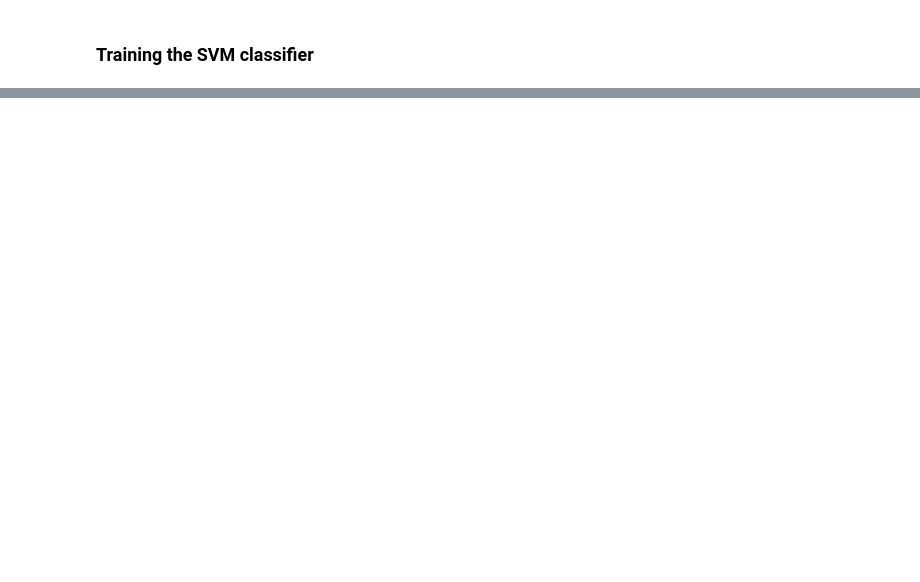
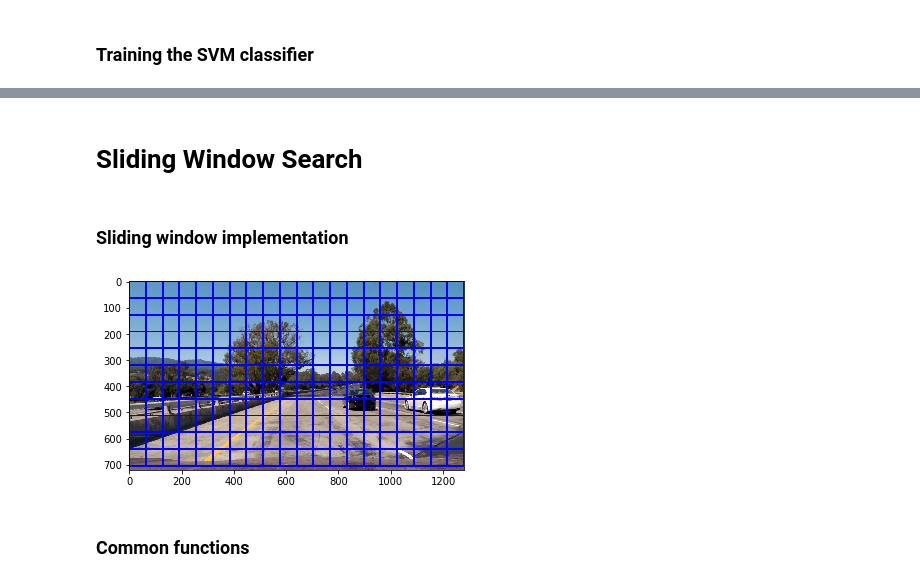
Before and after one commit to khushn/carnd_p5, a Jupyter notebook: vehicle_detection.ipynb, the cells around one changed output, grey strips where cells are left out. Drawn from its saved outputs; the diff is of its cells as text; code cells hidden in the pictures; blank space fills up the shorter version.

```diff
--- a/vehicle_detection.ipynb
+++ b/vehicle_detection.ipynb
@@ -345,0 +345,76 @@ For these 10 labels:  [ 0.  0.  1.  0.  1.  1.  0.  0.  1.  0.]
+# %% [markdown]
+# Sliding Window Search
+# %% [markdown]
+### Sliding window implementation
+# %%
+import numpy as np
+import cv2
+import matplotlib.pyplot as plt
+import matplotlib.image as mpimg
+
+image = mpimg.imread('test_images/test1.jpg')
+
+# Here is your draw_boxes function from the previous exercise
+def draw_boxes(img, bboxes, color=(0, 0, 255), thick=6):
+    # Make a copy of the image
+    imcopy = np.copy(img)
+    # Iterate through the bounding boxes
+    for bbox in bboxes:
+        # Draw a rectangle given bbox coordinates
+        cv2.rectangle(imcopy, bbox[0], bbox[1], color, thick)
+    # Return the image copy with boxes drawn
+    return imcopy
+
+
+# Define a function that takes an image,
+# start and stop positions in both x and y,
+# window size (x and y dimensions),
+# and overlap fraction (for both x and y)
+def slide_window(img, x_start_stop=[None, None], y_start_stop=[None, None],
+                    xy_window=(64, 64), xy_overlap=(0.5, 0.5)):
+    # If x and/or y start/stop positions not defined, set to image size
+    if x_start_stop[0] == None:
+        x_start_stop[0] = 0
+    if x_start_stop[1] == None:
+        x_start_stop[1] = img.shape[1]
+    if y_start_stop[0] == None:
+        y_start_stop[0] = 0
+    if y_start_stop[1] == None:
+        y_start_stop[1] = img.shape[0]
+    # Compute the span of the region to be searched
+    xspan = x_start_stop[1] - x_start_stop[0]
+    yspan = y_start_stop[1] - y_start_stop[0]
+    # Compute the number of pixels per step in x/y
+    num_pix_x = int(xy_window[0] * (1-xy_overlap[0]))
+    num_pix_y = int(xy_window[1] * (1-xy_overlap[1]))
+    # Compute the number of windows in x/y
+    num_x = int( (xspan - num_pix_x * xy_overlap[0])/num_pix_x)
+    num_y = int( (yspan - num_pix_y * xy_overlap[1])/num_pix_y)
+    # Initialize a list to append window positions to
+    window_list = []
+    # Loop through finding x and y window positions
+    #     Note: you could vectorize this step, but in practice
+    #     you'll be considering windows one by one with your
+    #     classifier, so looping makes sense
+    for x in range(num_x):
+        for y in range(num_y):
+            # Calculate each window position
+            # Append window position to list
+            x_pos = x_start_stop[0] + x*num_pix_x
+            xend = x_pos + xy_window[0]
+            y_pos = y_start_stop[0] + y*num_pix_y
+            yend = y_pos + xy_window[1]
+            window_list.append(((x_pos, y_pos), (xend, yend)))
+    # Return the list of windows
+    return window_list
+
+windows = slide_window(image, x_start_stop=[None, None], y_start_stop=[None, None],
+                    xy_window=(128, 128), xy_overlap=(0.5, 0.5))
+
+window_img = draw_boxes(image, windows, color=(0, 0, 255), thick=6)
+plt.imshow(window_img)
+plt.show()
+# %% [output]
+[figure, added]
+# %% [markdown]
+### Common functions
```
Also changed, not shown: parts of 12 cells of this notebook.
